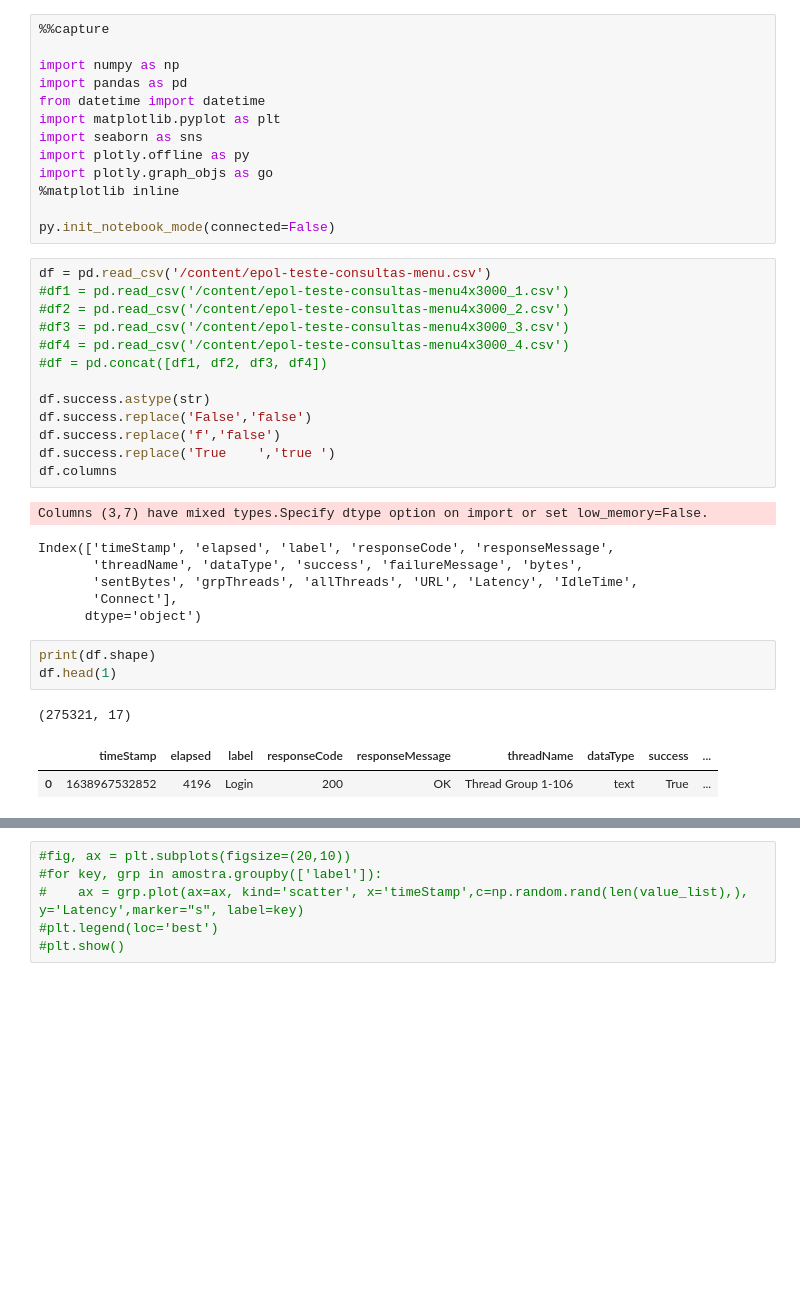
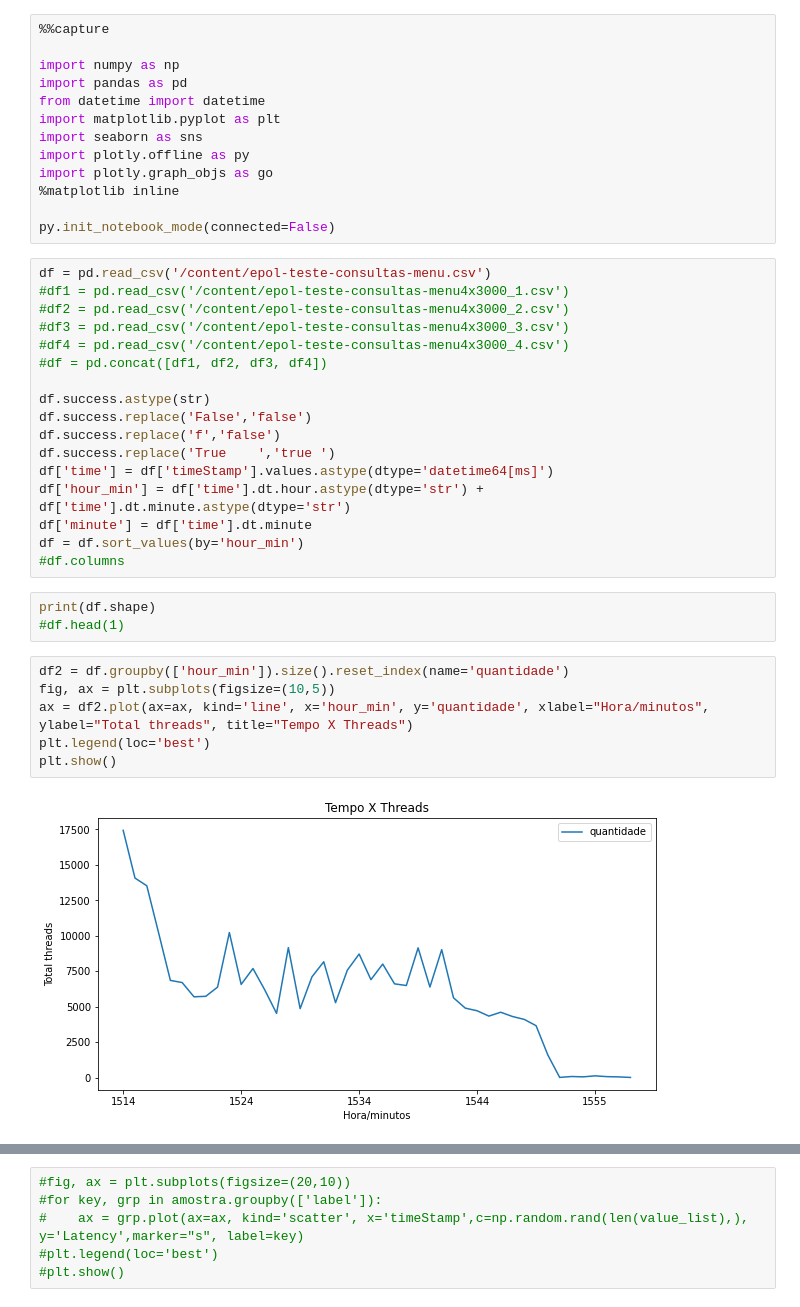
Before and after one commit to girotodenis/python, a Jupyter notebook: RelatorioTesteCarga.ipynb, the cells around one changed output, grey strips where cells are left out. Cells and saved outputs as stored; diff of their text form; blank space fills up the shorter version.

```diff
--- a/RelatorioTesteCarga.ipynb
+++ b/RelatorioTesteCarga.ipynb
@@ -25,20 +25,21 @@ df.success.astype(str)
 df.success.replace('False','false')
 df.success.replace('f','false')
 df.success.replace('True	','true	')
-df.columns
+df['time'] = df['timeStamp'].values.astype(dtype='datetime64[ms]')
+df['hour_min'] = df['time'].dt.hour.astype(dtype='str') + df['time'].dt.minute.astype(dtype='str')
+df['minute'] = df['time'].dt.minute
+df = df.sort_values(by='hour_min')
+#df.columns
-# %% [output]
-Columns (3,7) have mixed types.Specify dtype option on import or set low_memory=False.
-Index(['timeStamp', 'elapsed', 'label', 'responseCode', 'responseMessage',
-       'threadName', 'dataType', 'success', 'failureMessage', 'bytes',
-       'sentBytes', 'grpThreads', 'allThreads', 'URL', 'Latency', 'IdleTime',
-       'Connect'],
-      dtype='object')
 # %%
 print(df.shape)
-df.head(1)
+#df.head(1)
-# %% [output]
-(275321, 17)
-|  | timeStamp | elapsed | label | responseCode | responseMessage | threadName | dataType | success | ... |
-| 0 | 1638967532852 | 4196 | Login | 200 | OK | Thread Group 1-106 | text | True | ... |
+# %%
+df2 = df.groupby(['hour_min']).size().reset_index(name='quantidade')
+fig, ax = plt.subplots(figsize=(10,5))
+ax = df2.plot(ax=ax, kind='line', x='hour_min', y='quantidade', xlabel="Hora/minutos", ylabel="Total threads", title="Tempo X Threads")
+plt.legend(loc='best')
+plt.show()
+# %% [output]
+[figure, added]
 # %%
 df2 = df.groupby(['success']).size().reset_index(name='counts')
```
Also changed, not shown: parts of 8 cells of this notebook.
